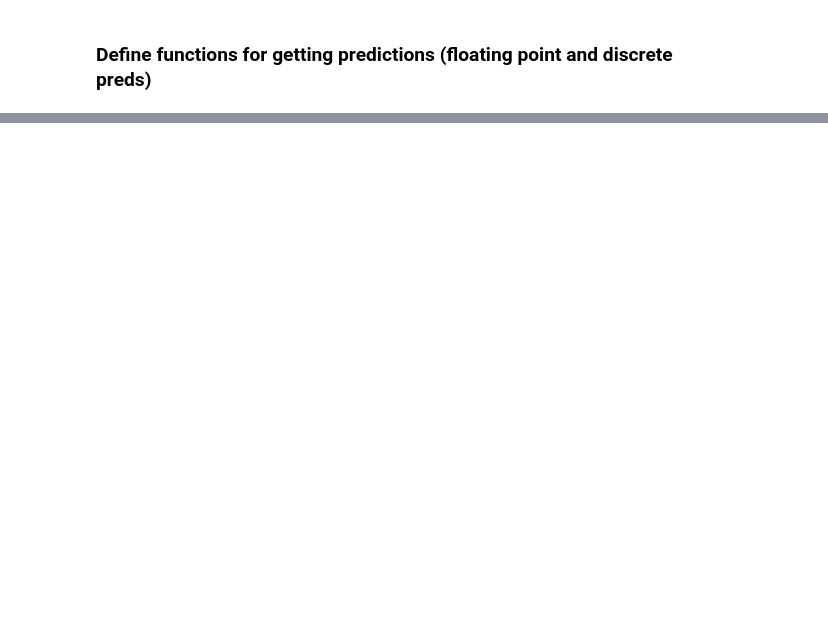
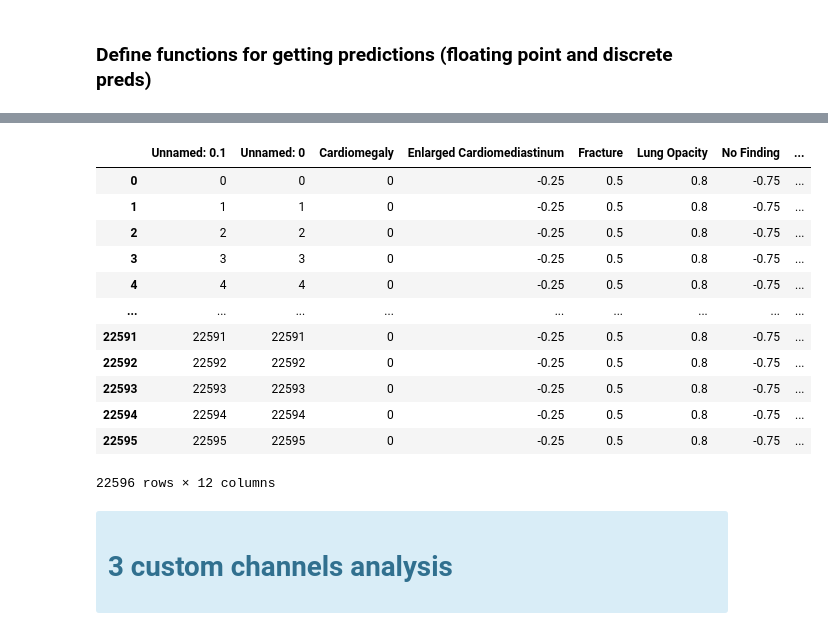
Before and after one commit to kevinfleisher/CS156b, a Jupyter notebook: Notebooks/vit_val_results.ipynb, the cells around one changed output, grey strips where cells are left out. Drawn from its saved outputs; the diff is of its cells as text; code cells hidden in the pictures; blank space fills up the shorter version.

```diff
--- a/Notebooks/vit_val_results.ipynb
+++ b/Notebooks/vit_val_results.ipynb
@@ -112,0 +259,6 @@ floating_df = pd.DataFrame(floating_dict)
+# %%
+floating_dict = {index: column for index, column in enumerate(np.array(floating_preds).T)}
+floating_df = pd.DataFrame(floating_dict)
+floating_df.columns = classes
+
+floating_df
@@ -121,0 +333,2 @@ floating_df['Id'] = Id
+# %%
+pleural_effusion = floating_df['Pleural Effusion'].values
@@ -121,0 +357,18 @@ floating_df['Id'] = Id
+# %%
+hacked_file['Pleural Effusion'] = pleural_effusion
+# %%
+hacked_file
+# %% [output]
+|  | Unnamed: 0.1 | Unnamed: 0 | Cardiomegaly | Enlarged Cardiomediastinum | Fracture | Lung Opacity | No Finding | ... |
+| 0 | 0 | 0 | 0 | -0.25 | 0.5 | 0.8 | -0.75 | ... |
+| 1 | 1 | 1 | 0 | -0.25 | 0.5 | 0.8 | -0.75 | ... |
+| 2 | 2 | 2 | 0 | -0.25 | 0.5 | 0.8 | -0.75 | ... |
+| 3 | 3 | 3 | 0 | -0.25 | 0.5 | 0.8 | -0.75 | ... |
+| 4 | 4 | 4 | 0 | -0.25 | 0.5 | 0.8 | -0.75 | ... |
+| ... | ... | ... | ... | ... | ... | ... | ... | ... |
+| 22591 | 22591 | 22591 | 0 | -0.25 | 0.5 | 0.8 | -0.75 | ... |
+| 22592 | 22592 | 22592 | 0 | -0.25 | 0.5 | 0.8 | -0.75 | ... |
+| 22593 | 22593 | 22593 | 0 | -0.25 | 0.5 | 0.8 | -0.75 | ... |
+| 22594 | 22594 | 22594 | 0 | -0.25 | 0.5 | 0.8 | -0.75 | ... |
+| 22595 | 22595 | 22595 | 0 | -0.25 | 0.5 | 0.8 | -0.75 | ... |
+22596 rows × 12 columns
@@ -121,0 +377,4 @@ floating_df['Id'] = Id
+# %% [markdown]
+<div class = 'alert alert-info'>
+
+# 3 custom channels analysis
```
Also changed, not shown: parts of 51 cells of this notebook.
